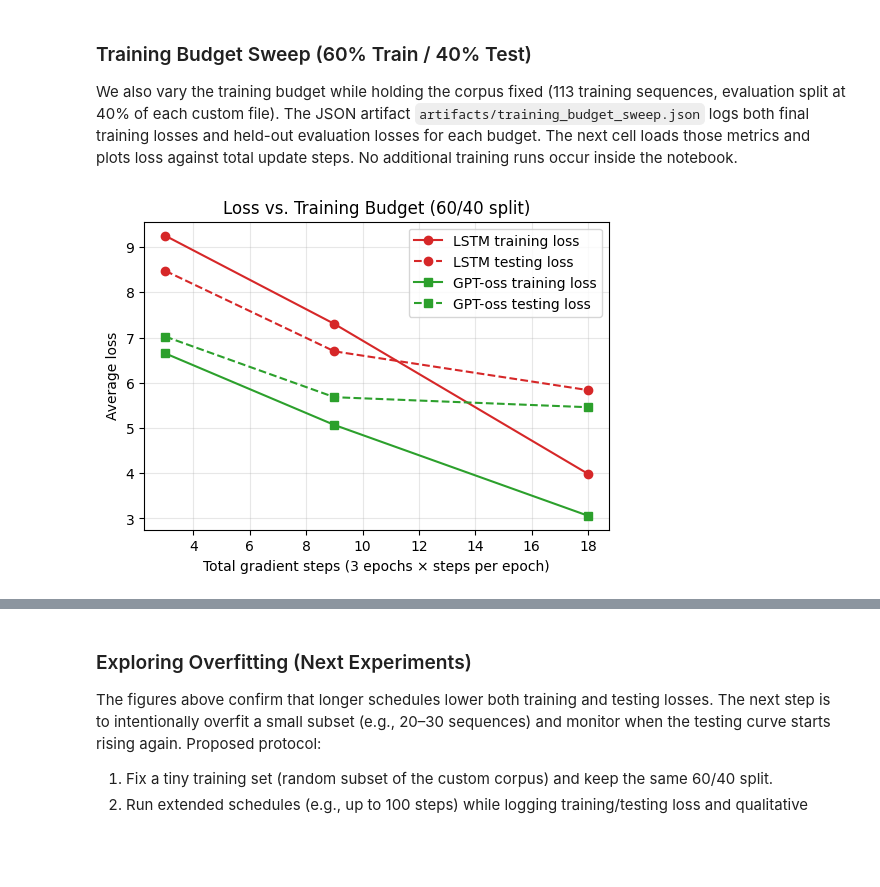
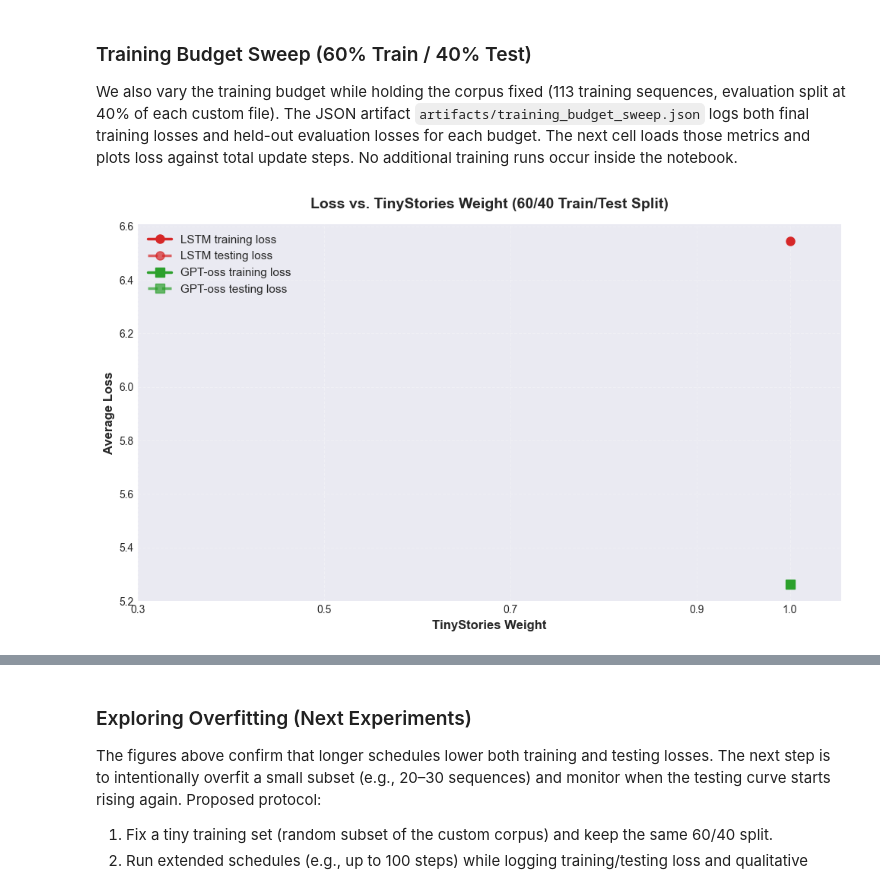
Before and after one commit to ParvaPatel/ml-fall-2025-pic-llm, a Jupyter notebook: pico-llm.ipynb, the cells around one changed output, grey strips where cells are left out. Saved outputs shown, nothing was run; the diff lists cells and outputs as text; code cells hidden in the pictures; blank space fills up the shorter version.

Commit message:
waiting for the dfifferent weights of the tinystories to finish

```diff
--- a/pico-llm.ipynb
+++ b/pico-llm.ipynb
@@ -201,14 +261,15 @@ else:
         lstm_losses = [entry["model_metrics"].get("lstm_seq", {}).get("final_loss") for entry in sweep_sorted]
         tf_losses = [entry["model_metrics"].get("transformer_gptoss", {}).get("final_loss") for entry in sweep_sorted]
 
-        fig, ax = plt.subplots(figsize=(6, 4))
-        ax.plot(totals, lstm_losses, marker="o", label="LSTM final loss")
-        ax.plot(totals, tf_losses, marker="s", label="GPT-oss final loss")
-        ax.set_xlabel("Total sequences (custom + 3seqs)")
-        ax.set_ylabel("Final average loss (epoch 3)")
-        ax.set_title("Loss vs. Corpus Size")
-        ax.grid(True, alpha=0.3)
-        ax.legend()
+        fig, ax = plt.subplots(figsize=(10, 6))
+        ax.plot(totals, lstm_losses, marker="o", label="LSTM final loss", linewidth=2.5, markersize=8, color="#d62728")
+        ax.plot(totals, tf_losses, marker="s", label="GPT-oss final loss", linewidth=2.5, markersize=8, color="#2ca02c")
+        ax.set_xlabel("Total Sequences (Custom + Base)", fontsize=12, fontweight='bold')
+        ax.set_ylabel("Final Average Loss (Epoch 3)", fontsize=12, fontweight='bold')
+        ax.set_title("Loss vs. Corpus Size", fontsize=14, fontweight='bold', pad=15)
+        ax.grid(True, alpha=0.3, linestyle='--')
+        ax.legend(loc='best', fontsize=11, framealpha=0.9)
+        plt.tight_layout()
         plt.show()
 
         for entry in sweep_sorted:
@@ -230,38 +291,56 @@ We also vary the training budget while holding the corpus fixed (113 training se
 # %%
 log_path = Path("artifacts/training_budget_sweep.json")
 if not log_path.exists():
     print("Training-budget log not found. Run pico-llm.py with --test_split_ratio and --custom_sweep_log to populate it.")
 else:
     sweep = json.loads(log_path.read_text())
     if not sweep:
         print("Training-budget log is empty.")
     else:
-        sweep_sorted = sorted(sweep, key=lambda entry: entry["model_metrics"]["lstm_seq"]["total_steps"])
-        steps = [entry["model_metrics"]["lstm_seq"]["total_steps"] for entry in sweep_sorted]
-        lstm_training = [entry["model_metrics"]["lstm_seq"].get("final_loss") for entry in sweep_sorted]
-        lstm_testing = [entry["model_metrics"]["lstm_seq"].get("eval_loss") for entry in sweep_sorted]
-        tf_training = [entry["model_metrics"]["transformer_gptoss"].get("final_loss") for entry in sweep_sorted]
-        tf_testing = [entry["model_metrics"]["transformer_gptoss"].get("eval_loss") for entry in sweep_sorted]
+        # Target TinyStories weights to plot
+        target_weights = [0.3, 0.5, 0.7, 0.9, 1.0]
 
-        fig, ax = plt.subplots(figsize=(6, 4))
-        ax.plot(steps, lstm_training, marker="o", color="#d62728", label="LSTM training loss")
-        ax.plot(steps, lstm_testing, marker="o", color="#d62728", linestyle="--", label="LSTM testing loss")
-        ax.plot(steps, tf_training, marker="s", color="#2ca02c", label="GPT-oss training loss")
-        ax.plot(steps, tf_testing, marker="s", color="#2ca02c", linestyle="--", label="GPT-oss testing loss")
-        ax.set_xlabel("Total gradient steps (3 epochs × steps per epoch)")
-        ax.set_ylabel("Average loss")
-        ax.set_title("Loss vs. Training Budget (60/40 split)")
-        ax.grid(True, alpha=0.3)
-        ax.legend()
+        # Filter for TinyStories entries with target weights
+        tinystories_entries = []
+        for weight in target_weights:
+            # Find entry with matching tinystories_weight (allow small floating point tolerance)
+            matching = [e for e in sweep if abs(e.get("tinystories_weight", 0.0) - weight) < 0.01]
+            if matching:
+                tinystories_entries.extend(matching)
+
+        # Sort by tinystories_weight
+        sweep_sorted = sorted(tinystories_entries, key=lambda e: e.get("tinystories_weight", 0.0))
+        weights = [e.get("tinystories_weight", 0.0) for e in sweep_sorted]
+        lstm_training = [e["model_metrics"]["lstm_seq"].get("final_loss") for e in sweep_sorted]
+        lstm_testing = [e["model_metrics"]["lstm_seq"].get("eval_loss") or e["model_metrics"]["lstm_seq"].get("final_eval_loss") for e in sweep_sorted]
+        tf_training = [e["model_metrics"]["transformer_gptoss"].get("final_loss") for e in sweep_sorted]
+        tf_testing = [e["model_metrics"]["transformer_gptoss"].get("eval_loss") or e["model_metrics"]["transformer_gptoss"].get("final_eval_loss") for e in sweep_sorted]
+
+        fig, ax = plt.subplots(figsize=(10, 6))
+        ax.plot(weights, lstm_training, marker="o", color="#d62728", label="LSTM training loss", linewidth=2.5, markersize=8)
+        ax.plot(weights, lstm_testing, marker="o", color="#d62728", linestyle="--", label="LSTM testing loss", linewidth=2.5, markersize=8, alpha=0.7)
+        ax.plot(weights, tf_training, marker="s", color="#2ca02c", label="GPT-oss training loss", linewidth=2.5, markersize=8)
+        ax.plot(weights, tf_testing, marker="s", color="#2ca02c", linestyle="--", label="GPT-oss testing loss", linewidth=2.5, markersize=8, alpha=0.7)
+        ax.set_xlabel("TinyStories Weight", fontsize=12, fontweight='bold')
+        ax.set_ylabel("Average Loss", fontsize=12, fontweight='bold')
+        ax.set_title("Loss vs. TinyStories Weight (60/40 Train/Test Split)", fontsize=14, fontweight='bold', pad=15)
+        ax.set_xticks(target_weights)
+        ax.grid(True, alpha=0.3, linestyle='--')
+        ax.legend(loc='best', fontsize=11, framealpha=0.9)
+        plt.tight_layout()
         plt.show()
 
         for entry in sweep_sorted:
-            steps_total = entry["model_metrics"]["lstm_seq"]["total_steps"]
+            weight = entry.get("tinystories_weight", 0.0)
+            eval_loss_lstm = entry["model_metrics"]["lstm_seq"].get("eval_loss") or entry["model_metrics"]["lstm_seq"].get("final_eval_loss")
+            eval_loss_tf = entry["model_metrics"]["transformer_gptoss"].get("eval_loss") or entry["model_metrics"]["transformer_gptoss"].get("final_eval_loss")
+            testing_lstm_str = f"{eval_loss_lstm:.4f}" if eval_loss_lstm is not None else "N/A"
+            testing_tf_str = f"{eval_loss_tf:.4f}" if eval_loss_tf is not None else "N/A"
             print(
-                f"steps={steps_total:>2}, training_lstm={entry['model_metrics']['lstm_seq']['final_loss']:.4f}, "
-                f"testing_lstm={entry['model_metrics']['lstm_seq']['eval_loss']:.4f}, "
+                f"weight={weight:.2f}, training_lstm={entry['model_metrics']['lstm_seq']['final_loss']:.4f}, "
+                f"testing_lstm={testing_lstm_str}, "
                 f"training_gptoss={entry['model_metrics']['transformer_gptoss']['final_loss']:.4f}, "
-                f"testing_gptoss={entry['model_metrics']['transformer_gptoss']['eval_loss']:.4f}"
+                f"testing_gptoss={testing_tf_str}"
             )
 # %% [output]
-[figure, old version]
+[figure, new version]
```
Also changed, not shown: parts of 6 cells of this notebook, 15 other files.
